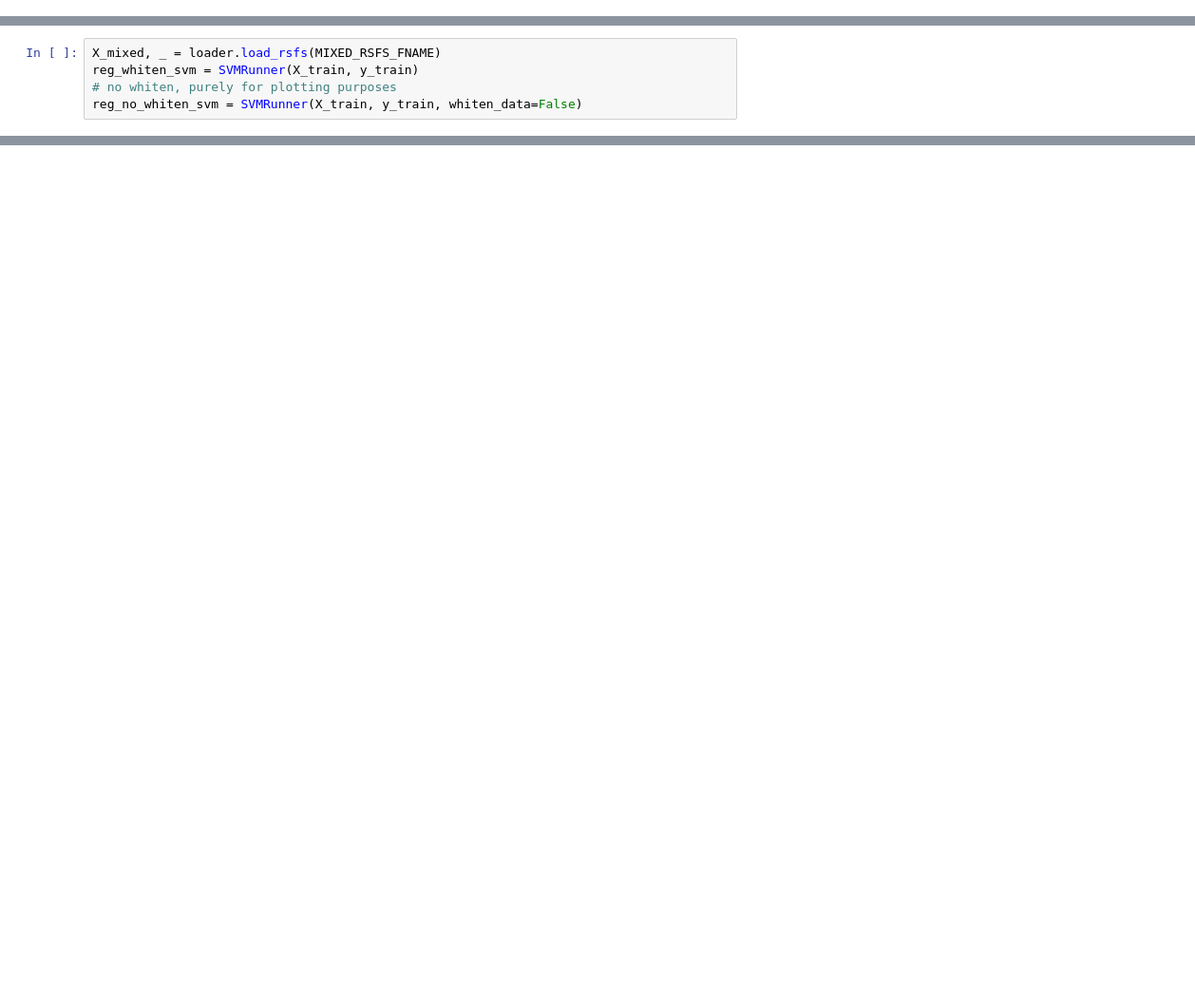
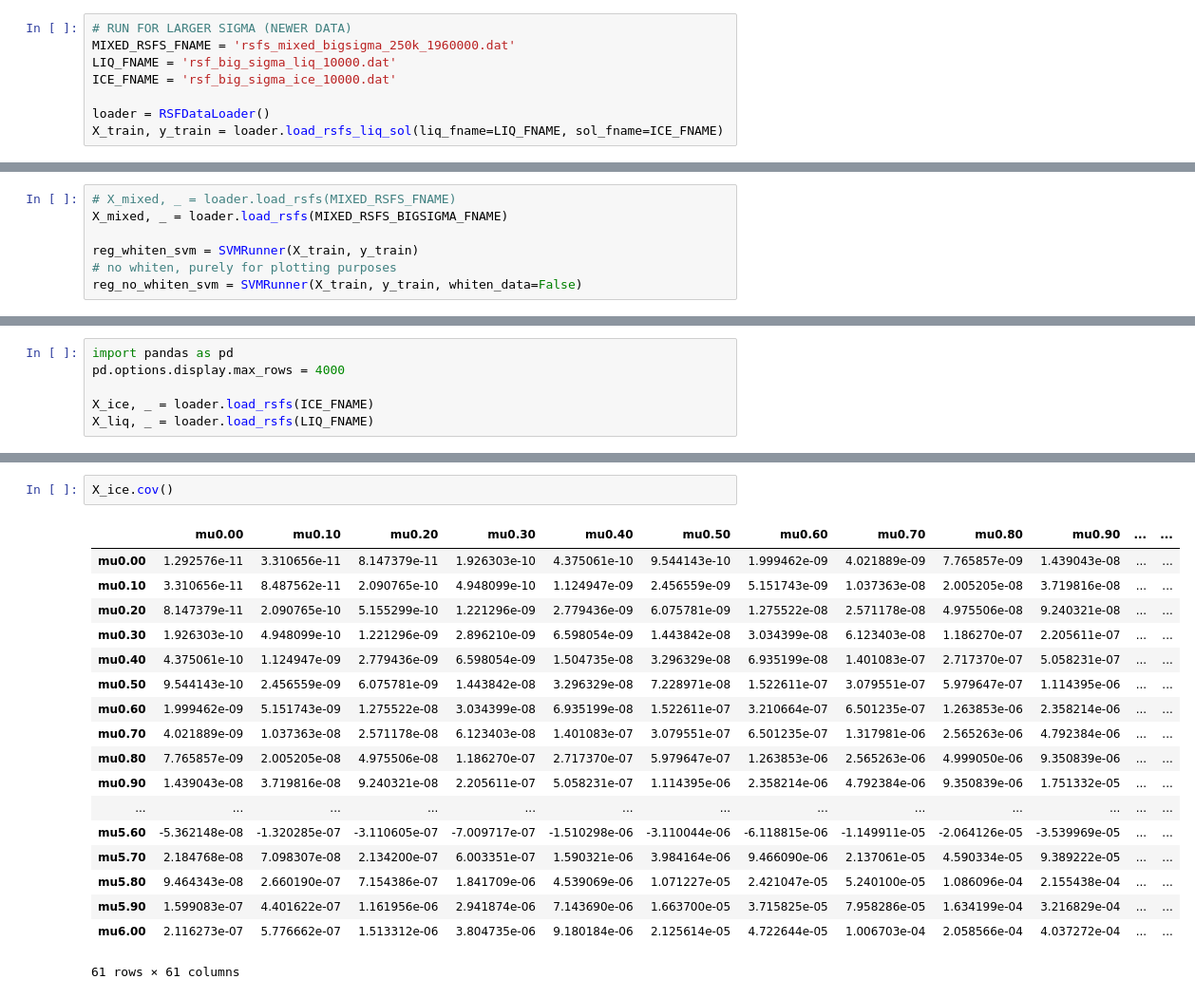
Before and after one commit to 16hchung/rsf_ml_2019, a Jupyter notebook: rsf_svm.ipynb, the cells around one changed output, grey strips where cells are left out. Shown at 95% size. Drawn from its saved outputs; the diff is of its cells as text; blank space fills up the shorter version.

```diff
--- a/rsf_svm.ipynb
+++ b/rsf_svm.ipynb
@@ -17,0 +16,8 @@ analysis with old data (small sigma = .02 angstroms)
+# %%
+# RUN FOR LARGER SIGMA (NEWER DATA)
+MIXED_RSFS_FNAME = 'rsfs_mixed_bigsigma_250k_1960000.dat'
+LIQ_FNAME = 'rsf_big_sigma_liq_10000.dat'
+ICE_FNAME = 'rsf_big_sigma_ice_10000.dat'
+
+loader = RSFDataLoader()
+X_train, y_train = loader.load_rsfs_liq_sol(liq_fname=LIQ_FNAME, sol_fname=ICE_FNAME)
@@ -18,5 +26,7 @@ analysis with old data (small sigma = .02 angstroms)
 # %%
-X_mixed, _ = loader.load_rsfs(MIXED_RSFS_FNAME)
+# X_mixed, _ = loader.load_rsfs(MIXED_RSFS_FNAME)
+X_mixed, _ = loader.load_rsfs(MIXED_RSFS_BIGSIGMA_FNAME)
+
 reg_whiten_svm = SVMRunner(X_train, y_train)
 # no whiten, purely for plotting purposes
 reg_no_whiten_svm = SVMRunner(X_train, y_train, whiten_data=False)
@@ -51,0 +82,6 @@ reg_whiten_svm.plot_confidence(#plot_train=True,
+# %%
+import pandas as pd
+pd.options.display.max_rows = 4000
+
+X_ice, _ = loader.load_rsfs(ICE_FNAME)
+X_liq, _ = loader.load_rsfs(LIQ_FNAME)
@@ -51,0 +108,21 @@ reg_whiten_svm.plot_confidence(#plot_train=True,
+# %%
+X_ice.cov()
+# %% [output]
+|  | mu0.00 | mu0.10 | mu0.20 | mu0.30 | mu0.40 | mu0.50 | mu0.60 | mu0.70 | mu0.80 | mu0.90 | ... | ... |
+| mu0.00 | 1.292576e-11 | 3.310656e-11 | 8.147379e-11 | 1.926303e-10 | 4.375061e-10 | 9.544143e-10 | 1.999462e-09 | 4.021889e-09 | 7.765857e-09 | 1.439043e-08 | ... | ... |
+| mu0.10 | 3.310656e-11 | 8.487562e-11 | 2.090765e-10 | 4.948099e-10 | 1.124947e-09 | 2.456559e-09 | 5.151743e-09 | 1.037363e-08 | 2.005205e-08 | 3.719816e-08 | ... | ... |
+| mu0.20 | 8.147379e-11 | 2.090765e-10 | 5.155299e-10 | 1.221296e-09 | 2.779436e-09 | 6.075781e-09 | 1.275522e-08 | 2.571178e-08 | 4.975506e-08 | 9.240321e-08 | ... | ... |
+| mu0.30 | 1.926303e-10 | 4.948099e-10 | 1.221296e-09 | 2.896210e-09 | 6.598054e-09 | 1.443842e-08 | 3.034399e-08 | 6.123403e-08 | 1.186270e-07 | 2.205611e-07 | ... | ... |
+| mu0.40 | 4.375061e-10 | 1.124947e-09 | 2.779436e-09 | 6.598054e-09 | 1.504735e-08 | 3.296329e-08 | 6.935199e-08 | 1.401083e-07 | 2.717370e-07 | 5.058231e-07 | ... | ... |
+| mu0.50 | 9.544143e-10 | 2.456559e-09 | 6.075781e-09 | 1.443842e-08 | 3.296329e-08 | 7.228971e-08 | 1.522611e-07 | 3.079551e-07 | 5.979647e-07 | 1.114395e-06 | ... | ... |
+| mu0.60 | 1.999462e-09 | 5.151743e-09 | 1.275522e-08 | 3.034399e-08 | 6.935199e-08 | 1.522611e-07 | 3.210664e-07 | 6.501235e-07 | 1.263853e-06 | 2.358214e-06 | ... | ... |
+| mu0.70 | 4.021889e-09 | 1.037363e-08 | 2.571178e-08 | 6.123403e-08 | 1.401083e-07 | 3.079551e-07 | 6.501235e-07 | 1.317981e-06 | 2.565263e-06 | 4.792384e-06 | ... | ... |
+| mu0.80 | 7.765857e-09 | 2.005205e-08 | 4.975506e-08 | 1.186270e-07 | 2.717370e-07 | 5.979647e-07 | 1.263853e-06 | 2.565263e-06 | 4.999050e-06 | 9.350839e-06 | ... | ... |
+| mu0.90 | 1.439043e-08 | 3.719816e-08 | 9.240321e-08 | 2.205611e-07 | 5.058231e-07 | 1.114395e-06 | 2.358214e-06 | 4.792384e-06 | 9.350839e-06 | 1.751332e-05 | ... | ... |
+| ... | ... | ... | ... | ... | ... | ... | ... | ... | ... | ... | ... | ... |
+| mu5.60 | -5.362148e-08 | -1.320285e-07 | -3.110605e-07 | -7.009717e-07 | -1.510298e-06 | -3.110044e-06 | -6.118815e-06 | -1.149911e-05 | -2.064126e-05 | -3.539969e-05 | ... | ... |
+| mu5.70 | 2.184768e-08 | 7.098307e-08 | 2.134200e-07 | 6.003351e-07 | 1.590321e-06 | 3.984164e-06 | 9.466090e-06 | 2.137061e-05 | 4.590334e-05 | 9.389222e-05 | ... | ... |
+| mu5.80 | 9.464343e-08 | 2.660190e-07 | 7.154386e-07 | 1.841709e-06 | 4.539069e-06 | 1.071227e-05 | 2.421047e-05 | 5.240100e-05 | 1.086096e-04 | 2.155438e-04 | ... | ... |
+| mu5.90 | 1.599083e-07 | 4.401622e-07 | 1.161956e-06 | 2.941874e-06 | 7.143690e-06 | 1.663700e-05 | 3.715825e-05 | 7.958286e-05 | 1.634199e-04 | 3.216829e-04 | ... | ... |
+| mu6.00 | 2.116273e-07 | 5.776662e-07 | 1.513312e-06 | 3.804735e-06 | 9.180184e-06 | 2.125614e-05 | 4.722644e-05 | 1.006703e-04 | 2.058566e-04 | 4.037272e-04 | ... | ... |
+61 rows × 61 columns
```
Also changed, not shown: parts of 12 cells of this notebook, 1 other file.
